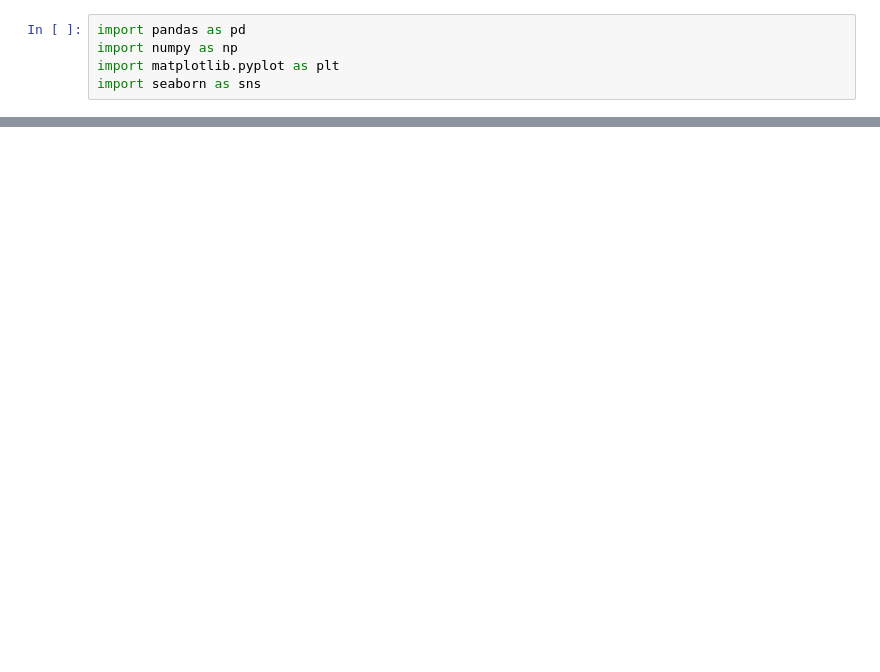
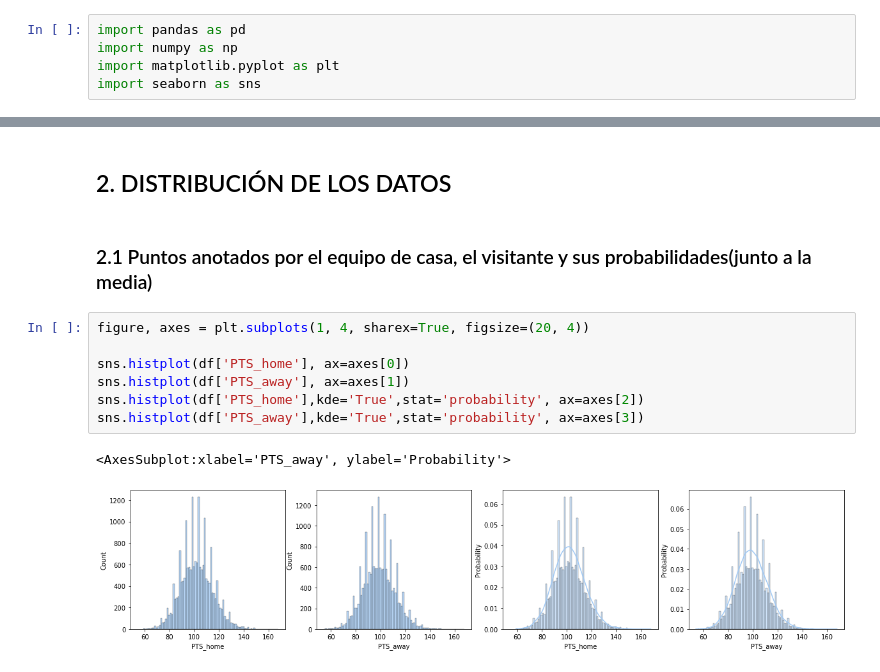
Before and after one commit to robertomanzanolopez/nba_statistics_prediction, a Jupyter notebook: data_exploration.ipynb, the cells around one changed output, grey strips where cells are left out. Drawn from its saved outputs; the diff is of its cells as text; blank space fills up the shorter version.

Commit message:
Added new graphics.

```diff
--- a/data_exploration.ipynb
+++ b/data_exploration.ipynb
@@ -25,0 +96,14 @@ df
+# %% [markdown]
+## 2. DISTRIBUCIÓN DE LOS DATOS
+# %% [markdown]
+### 2.1 Puntos anotados por el equipo de casa, el visitante y sus probabilidades(junto a la media)
+# %%
+figure, axes = plt.subplots(1, 4, sharex=True, figsize=(20, 4))
+
+sns.histplot(df['PTS_home'], ax=axes[0])
+sns.histplot(df['PTS_away'], ax=axes[1])
+sns.histplot(df['PTS_home'],kde='True',stat='probability', ax=axes[2])
+sns.histplot(df['PTS_away'],kde='True',stat='probability', ax=axes[3])
+# %% [output]
+<AxesSubplot:xlabel='PTS_away', ylabel='Probability'>
+[figure, added]
```
Also changed, not shown: parts of 62 cells of this notebook.
